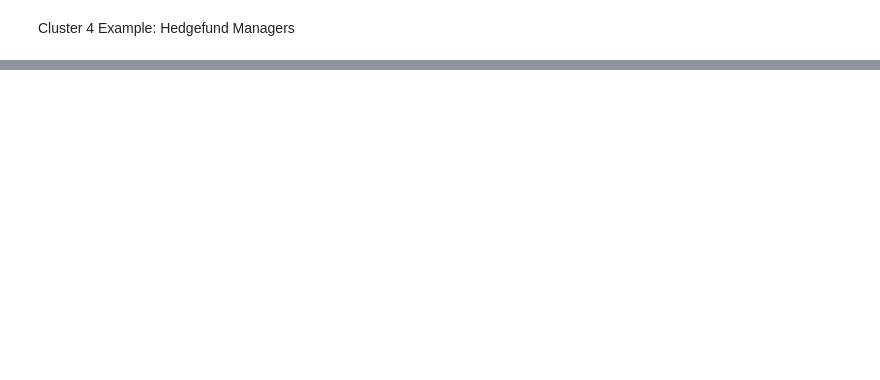
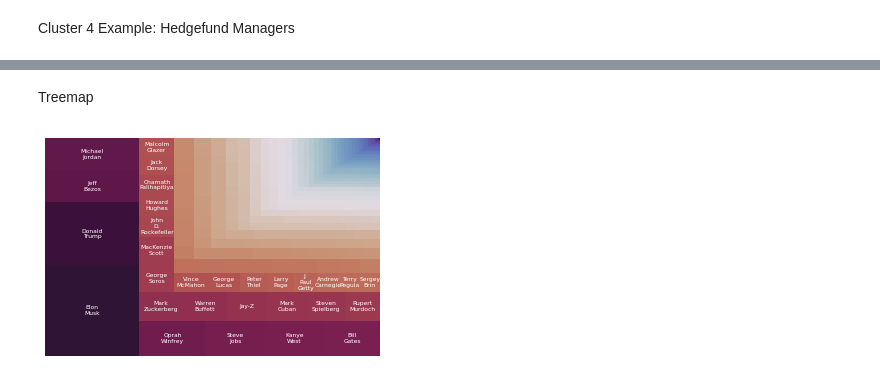
Before and after one commit to olincollege/illuminatimap, a Jupyter notebook: computational_essay.ipynb, the cells around one changed output, grey strips where cells are left out. Cells and saved outputs as stored; diff of their text form; code cells hidden in the pictures; blank space fills up the shorter version.

Commit message:
Added all visuals to computational_essay

```diff
--- a/computational_essay.ipynb
+++ b/computational_essay.ipynb
@@ -155,0 +166,6 @@ Cluster 4 Example: Hedgefund Managers
+# %%
+full_links_dict = pickle.load(open('data/billionairesdict.pkl','rb'))
+links_dict = full_links_dict# helpers.trim_dict(full_links_dict, 100)
+
+connectedness_total = [len(links_dict[name]['linkshere']) for name in links_dict.keys()]
+views = [links_dict[name]['total_views'] for name in links_dict.keys()]
@@ -155,0 +273,33 @@ Cluster 4 Example: Hedgefund Managers
+# %% [markdown]
+Treemap
+# %%
+import matplotlib.pyplot as plt
+import plotly.graph_objects as go
+import squarify
+import pandas as pd
+import pickle
+import helpers
+import matplotlib
+
+full_links_dict = pickle.load(open('data/billionairesdict.pkl','rb'))
+full_links_dict = helpers.sort_dict(full_links_dict, nested_sort_key='total_views')
+links_dict = full_links_dict
+data = {'views': [links_dict[name]['total_views'] for name in links_dict.keys()], 'person': list(links_dict.keys())}
+data['person'] = [name.replace(' ', '\n') for name in links_dict.keys()]
+first_29 = data['person'][0:29]
+data['person'] = [' ' for _ in range(len(links_dict.keys()))]
+data['person'][0:29] = first_29
+
+df = pd.DataFrame(data)
+# %%
+
+norm = matplotlib.colors.LogNorm(vmin=min(df.views), vmax=max(df.views))
+colors = [matplotlib.cm.twilight_shifted(norm(value)) for value in df.views]
+
+# plot it
+squarify.plot(sizes=df['views'], label=df['person'], alpha=1, text_kwargs={'fontsize':6, 'color':'#FFFFFF'}, color=colors)
+plt.axis('off')
+
+plt.show()
+# %% [output]
+[figure, added]
```
Also changed, not shown: parts of 8 cells of this notebook.
